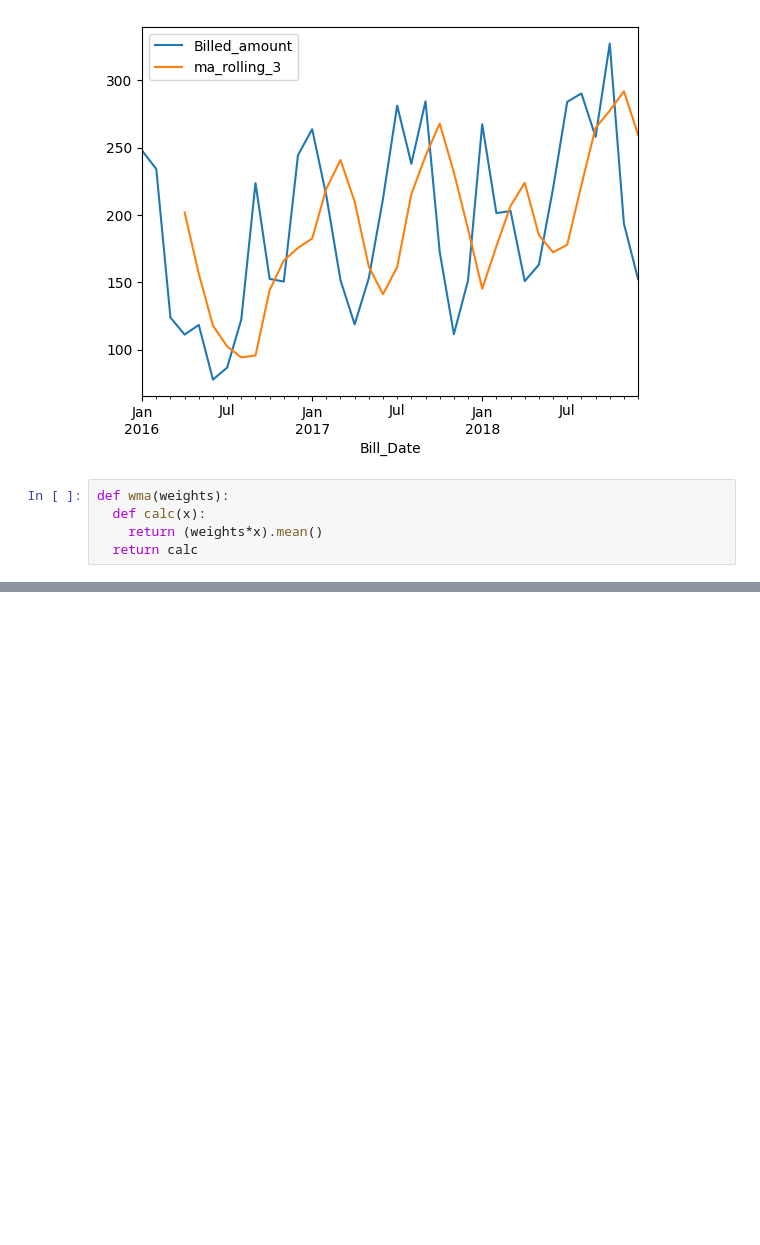
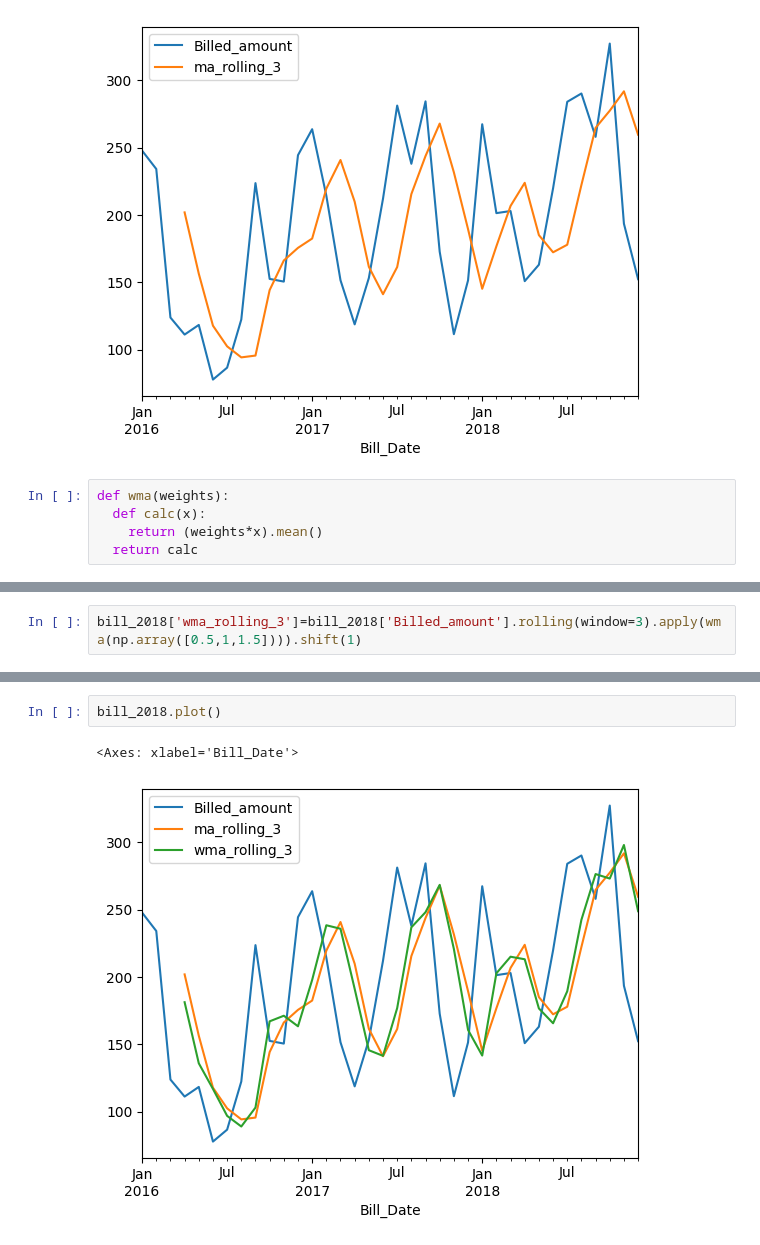
Before and after one commit to Aifedayo/Time-Series-Forecasting, a Jupyter notebook: src/notebook/electricity_consumption_dataset.ipynb, the cells around one changed output, grey strips where cells are left out. Drawn from its saved outputs; the diff is of its cells as text; blank space fills up the shorter version.

Commit message:
weighted moving window

```diff
--- a/src/notebook/electricity_consumption_dataset.ipynb
+++ b/src/notebook/electricity_consumption_dataset.ipynb
@@ -123,0 +140,2 @@ NameError: name 'bill_2018' is not defined
+# %%
+bill_2018['wma_rolling_3']=bill_2018['Billed_amount'].rolling(window=3).apply(wma(np.array([0.5,1,1.5]))).shift(1)
@@ -123,0 +163,5 @@ NameError: name 'bill_2018' is not defined
+# %%
+bill_2018.plot()
+# %% [output]
+<Axes: xlabel='Bill_Date'>
+[figure, added]
```
Also changed, not shown: parts of 2 cells of this notebook.
